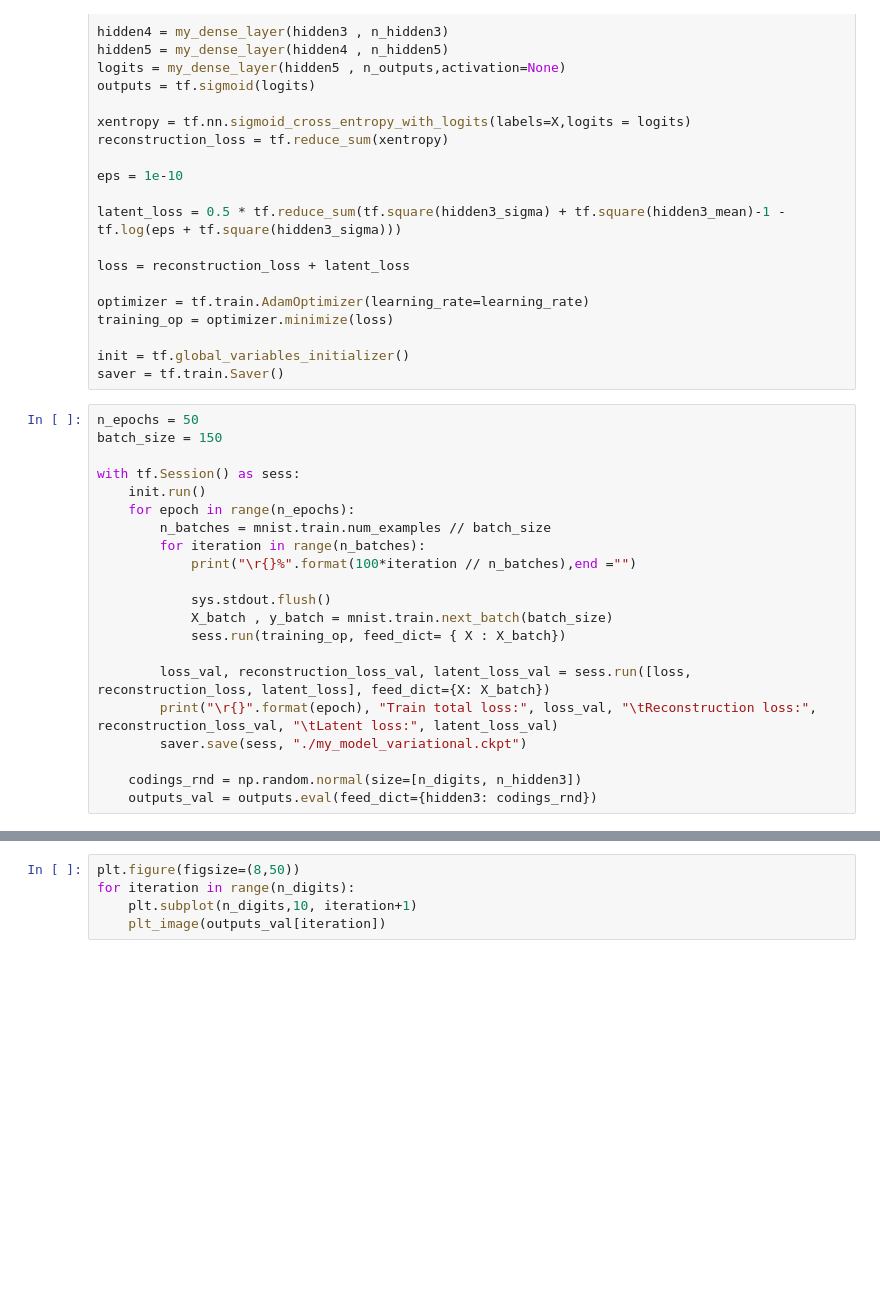
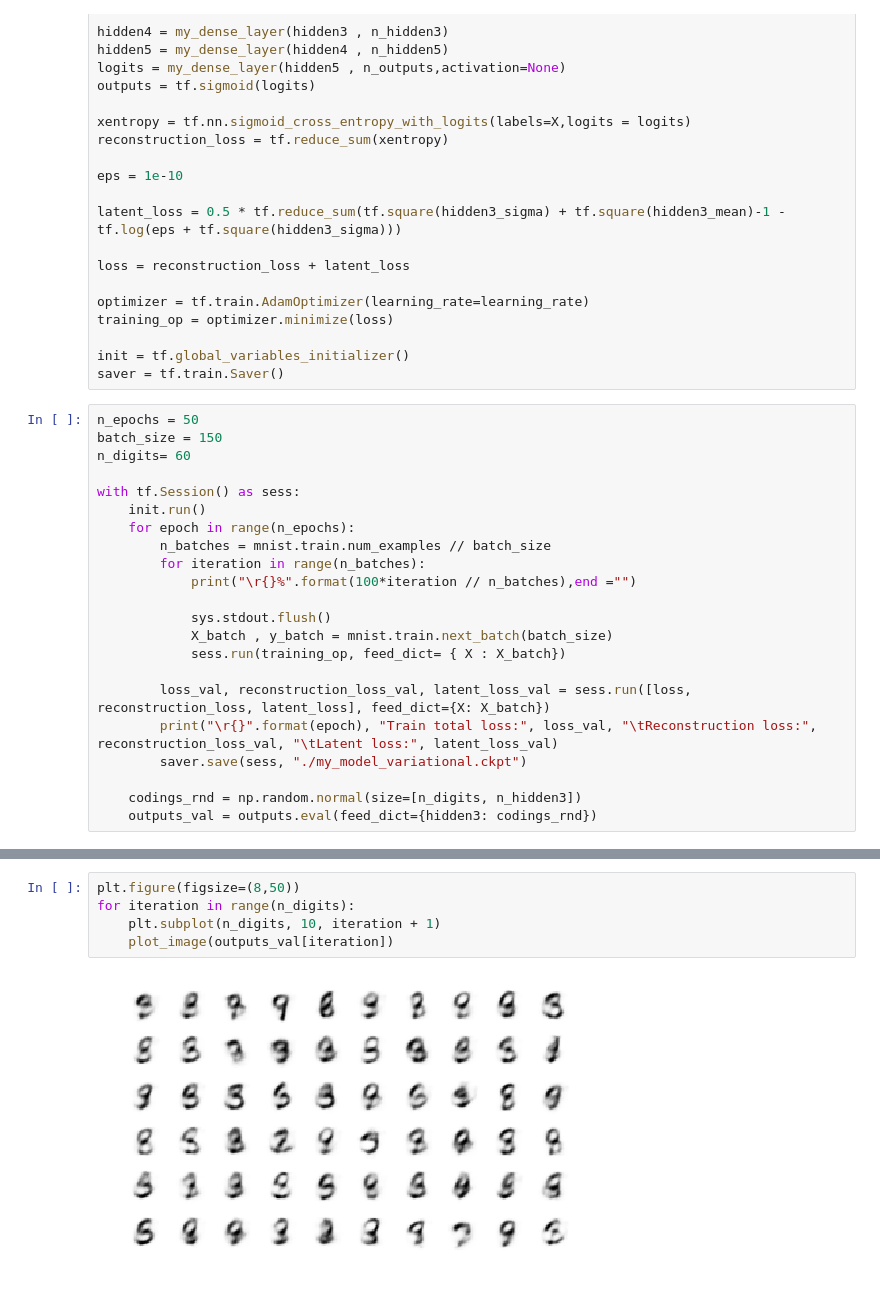
Before and after one commit to Tulsani/Autoencoders_TensorFlow, a Jupyter notebook: Auto-Encoders.ipynb, the cells around one changed output, grey strips where cells are left out. Saved outputs shown, nothing was run; the diff lists cells and outputs as text; blank space fills up the shorter version.

```diff
--- a/Auto-Encoders.ipynb
+++ b/Auto-Encoders.ipynb
@@ -303,6 +303,7 @@ saver = tf.train.Saver()
 # %%
 n_epochs = 50
 batch_size = 150
+n_digits= 60
 
 with tf.Session() as sess:
     init.run()
@@ -342,5 +343,7 @@ with tf.Session() as sess:
 # %%
 plt.figure(figsize=(8,50))
 for iteration in range(n_digits):
-    plt.subplot(n_digits,10, iteration+1)
-    plt_image(outputs_val[iteration])
+    plt.subplot(n_digits, 10, iteration + 1)
+    plot_image(outputs_val[iteration])
+# %% [output]
+[figure, added]
```
Also changed, not shown: parts of 1 cell of this notebook.
